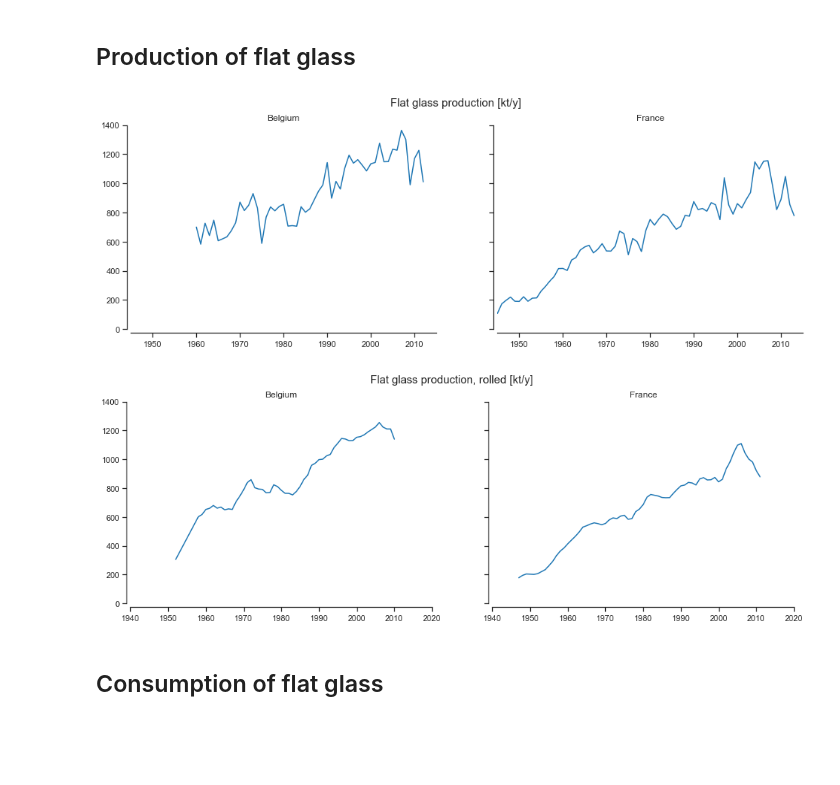
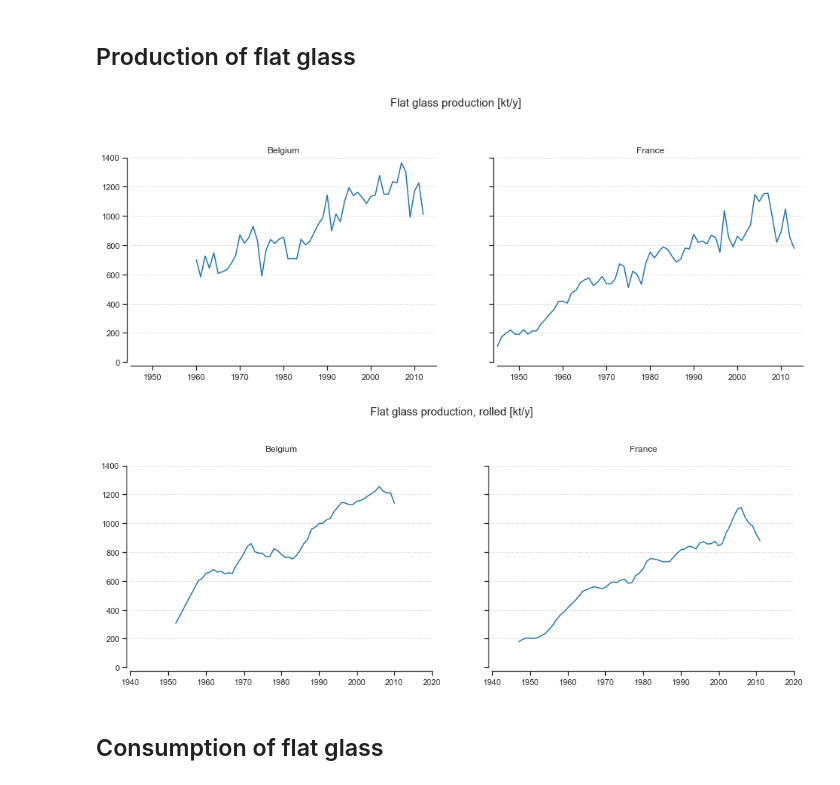
Before and after one commit to JeanSouv/01_MFA_GlassIndustry, a Jupyter notebook: MFA_FlatGlassIndustry.ipynb, the cells around one changed output. Drawn from its saved outputs; the diff is of its cells as text; code cells hidden in the pictures; blank space fills up the shorter version.

```diff
--- a/MFA_FlatGlassIndustry.ipynb
+++ b/MFA_FlatGlassIndustry.ipynb
@@ -172,13 +195,11 @@ sns.despine(offset=5, trim=True)
 # Linear interpolation according to available data:
 EU['bldg glass/flat glass, %'] = (EU_Prod['bldg glass/flat glass, %']
                                   .interpolate(method="linear",
-                                               limit_area='inside')
-                                  )
+                                               limit_area='inside'))
 # %%
 # Calculation of the European production of architectural flat glass:
 EU['Architectural glass production [kt]'] = (EU['Production [kt]']
-                                             * EU['bldg glass/flat glass, %']
-                                             )
+                                             * EU['bldg glass/flat glass, %'])
 # %%
 # Plot the European production of architectural flat glass:
 fig, ax = plt.subplots()
@@ -267,6 +281,7 @@ for col, data in enumerate(data1):
         ax.set_ylabel('Flat glass flows [kt]')
     style_ax(ax)
     ax.set_title(data, pad=10, loc='left')
+    ax.grid(which='major', axis='y', linestyle=':', linewidth=1)
     ax.get_legend().remove()
 
 # Plot import and export below:
@@ -281,13 +296,14 @@ for col, data in enumerate(data2):
         ax.set_ylabel('Flat glass flows [kt]')
     style_ax(ax)
     ax.set_title(data, pad=10, loc='left')
+    ax.grid(which='major', axis='y', linestyle=':', linewidth=1)
     ax.get_legend().remove()
 
 # Add legend:
 handles, labels = ax.get_legend_handles_labels()
 fig.legend(handles, labels, loc='upper right', ncol=7,
            fontsize='10', title='Nbr of countries:',
-           bbox_to_anchor=(0.83, 0.9))
+           bbox_to_anchor=(0.83, 0.91))
 
 ax.set_xlim(1980, 2020)
 ax.set_ylim(0, 12000)
@@ -295,6 +311,6 @@ ax.set_ylim(0, 12000)
 fig.suptitle("European flows of flat glass [kt]")
 fig.subplots_adjust(wspace=0.25, hspace=0.25)
 
-sns.despine(offset=5, trim=True)
+sns.despine(offset=5)
 plt.show()
 # %% [output]
@@ -312,7 +328,7 @@ fig, axes = plt.subplots(nrows=1, ncols=2,
                          sharex=True, sharey=True,
                          figsize=(16, 5))
 
-#Number of countries for trend curves:
+# Number of countries for trend curves:
 a = [(10, 15), (27, 28)]
 
 for col, data in enumerate(data):
@@ -323,8 +339,7 @@ for col, data in enumerate(data):
                 .reset_index(level='Nbr of countries')
                 .sort_values(by=['year'])
                 [f"{data} [kt]"],
-                linewidth=1.1, c='black', linestyle='--'
-                )
+                linewidth=1.1, c='black', linestyle='--')
 
     # Plot data gathered from literature review:
     sns.scatterplot(data=EU.loc[10:28].reset_index(),
@@ -333,16 +348,12 @@ for col, data in enumerate(data):
                     palette='colorblind',
                     marker='.', s=60,
                     ax=ax)
+    ax.get_legend().remove()
+
     if col == 0:
-        ax.get_legend().remove()
         ax.set_title('Flat glass, total', pad=25, loc='left')
     else:
         ax.set_title('Architectural flat glass', pad=25, loc='left')
-        # Add legend:
-        handles, labels = ax.get_legend_handles_labels()
-        ax.legend(handles, labels, loc='upper right', ncol=1,
-                  fontsize='10', title='Nbr of \n countries:',
-                  bbox_to_anchor=(1, 0.4))
 
     # Plot lines highlighting changes in the scope, i.e., EU enlargement:
     for y, x in EU_Kdates.items():
@@ -354,10 +365,16 @@ for col, data in enumerate(data):
     ax.set_xlim(1980, 2020)
     ax.set_ylim(0, 12000)
 
+# Add legend:
+handles, labels = ax.get_legend_handles_labels()
+fig.legend(handles, labels, loc='upper right', ncol=7,
+           fontsize='10', title='Nbr of countries:',
+           bbox_to_anchor=(0.83, 1.08))
+
 fig.suptitle("European production of flat glass [kt]", y=1.10)
 fig.subplots_adjust(wspace=0.2)
 
-sns.despine(offset=5, trim=True)
+sns.despine(offset=5)
 plt.show()
 
 # Save image:
@@ -419,25 +436,25 @@ BE_FR
 # %%
 countries = ['Belgium', 'France']
 # %%
-# Plot the flat glass production:
+# Plot the BE and FR production of flat glass:
 fig, axes = plt.subplots(nrows=1, ncols=2,
                          figsize=(16, 5),
                          sharex=True, sharey=True)
 
 for i, (ax, country) in enumerate(zip(axes.flatten(), countries)):
-
     ax.plot(BE_FR['Production [kt]'].index,
             BE_FR['Production [kt]'][country])
 
     ax.set_title(country)
     ax.set_xlim(1945, 2015)
     ax.set_ylim(0, 1400)
+    ax.grid(which='major', axis='y', linestyle=':', linewidth=1)
 
-fig.suptitle('Flat glass production [kt/y]', fontsize=15)
+fig.suptitle('Flat glass production [kt/y]', fontsize=15, y=1.1)
 sns.despine(offset=5)
 plt.show()
 # %% [output]
-[figure, old version]
+[figure, new version]
 # %%
 # Plot a moving average for flat glass production:
 fig, axes = plt.subplots(nrows=1, ncols=2,
@@ -445,7 +462,6 @@ fig, axes = plt.subplots(nrows=1, ncols=2,
                          sharex=True, sharey=True)
 
 for i, (ax, country) in enumerate(zip(axes.flatten(), countries)):
-
     ax.plot(BE_FR['Production [kt]'].index,
             BE_FR['Production [kt]'][country]
             # Linear interpolation for flat glass production:
@@ -453,15 +469,16 @@ for i, (ax, country) in enumerate(zip(axes.flatten(), countries)):
             # Rolling flat glass production according to a 5-year mean:
             .rolling(5, center=True).mean())
 
-    ax.set_title(country)
+    ax.set_title(country, y=1.05)
     ax.set_xlim(1940, 2020)
     ax.set_ylim(0, 1400)
+    ax.grid(which='major', axis='y', linestyle=':', linewidth=1)
 
-fig.suptitle('Flat glass production, rolled [kt/y]', fontsize=15)
+fig.suptitle('Flat glass production, rolled [kt/y]', fontsize=15, y=1.1)
 sns.despine(offset=5)
 plt.show()
 # %% [output]
-[figure, old version]
+[figure, new version]
 # %% [markdown]
 ## Consumption of flat glass
 # %%
```
Also changed, not shown: parts of 108 cells of this notebook, 1 other file.
